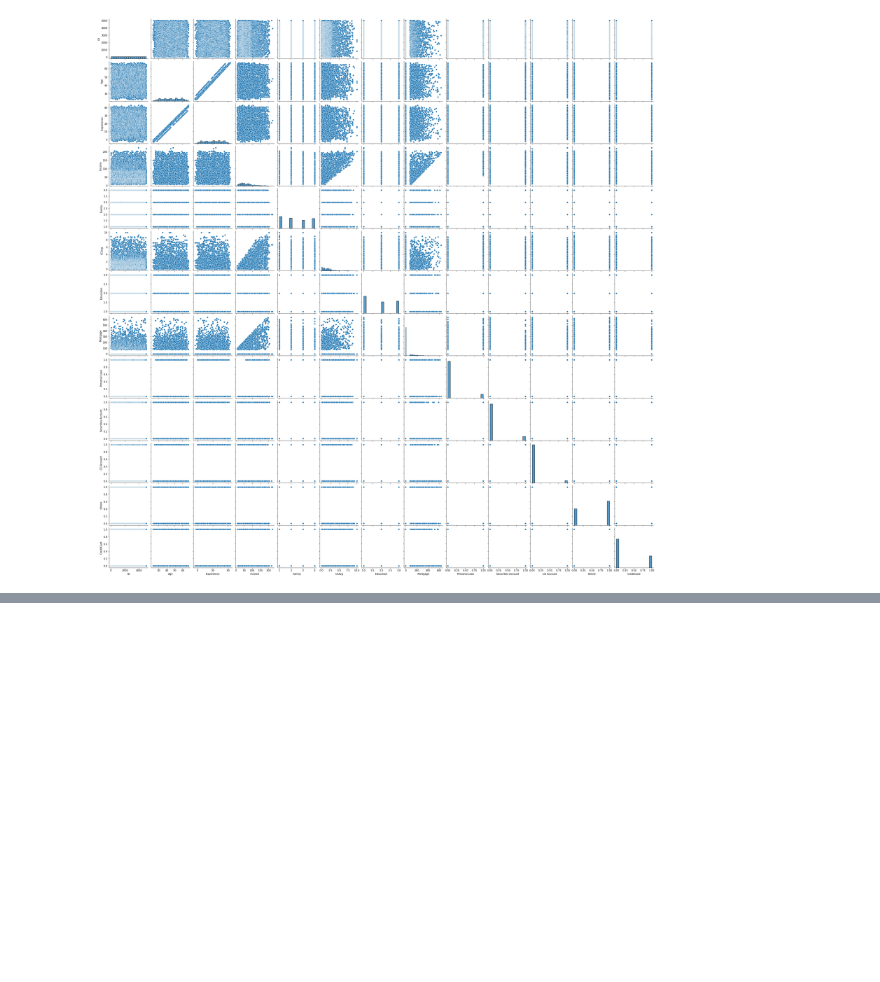
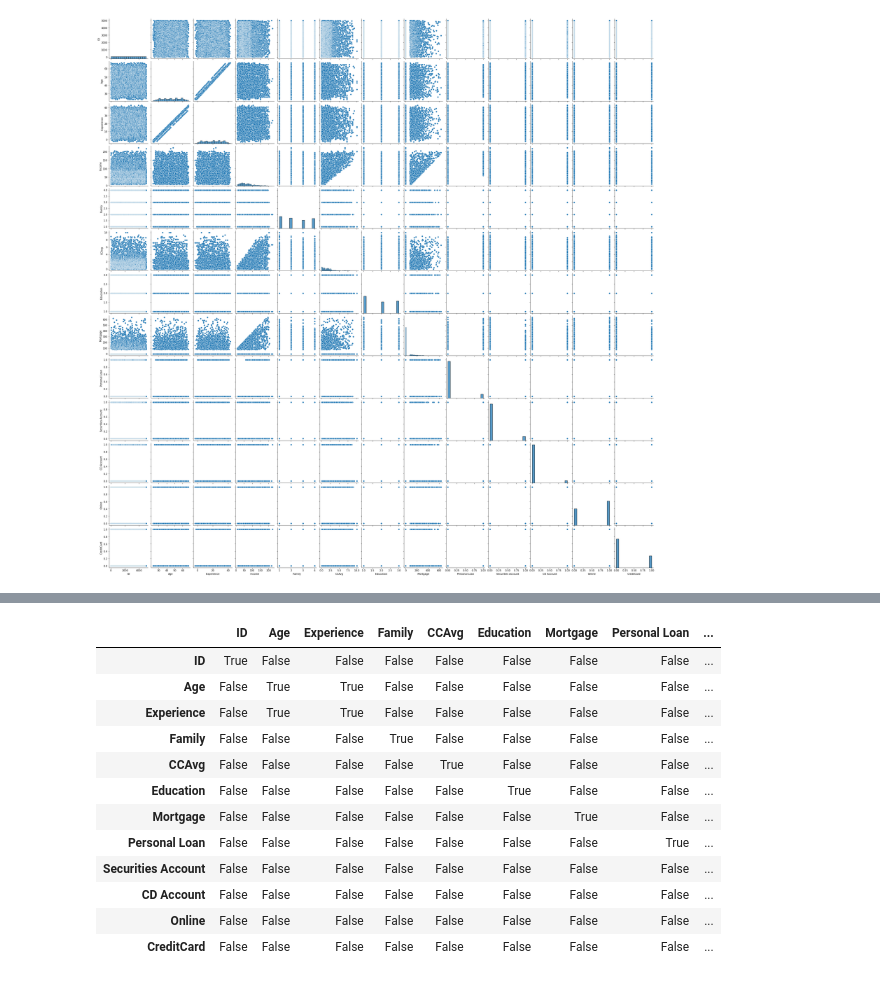
Before and after one commit to BubutorCorbanEnam/BANK-PERSONAL-LOAN-MODELLING-DigiCap-Capstone-Project-, a Jupyter notebook: BANK PERSONAL LOAN MODELLING (DigiCap Capstone Project).ipynb, the cells around one changed output, grey strips where cells are left out. Drawn from its saved outputs; the diff is of its cells as text; code cells hidden in the pictures; blank space fills up the shorter version.

```diff
--- a/BANK PERSONAL LOAN MODELLING (DigiCap Capstone Project).ipynb
+++ b/BANK PERSONAL LOAN MODELLING (DigiCap Capstone Project).ipynb
@@ -231,0 +237,3 @@ df
+# %%
+dm=df.drop(columns=['Income'],axis=1)
+dm
@@ -231,0 +258,16 @@ df
+# %%
+dm.corr()>0.600000
+# %% [output]
+|  | ID | Age | Experience | Family | CCAvg | Education | Mortgage | Personal Loan | ... |
+| ID | True | False | False | False | False | False | False | False | ... |
+| Age | False | True | True | False | False | False | False | False | ... |
+| Experience | False | True | True | False | False | False | False | False | ... |
+| Family | False | False | False | True | False | False | False | False | ... |
+| CCAvg | False | False | False | False | True | False | False | False | ... |
+| Education | False | False | False | False | False | True | False | False | ... |
+| Mortgage | False | False | False | False | False | False | True | False | ... |
+| Personal Loan | False | False | False | False | False | False | False | True | ... |
+| Securities Account | False | False | False | False | False | False | False | False | ... |
+| CD Account | False | False | False | False | False | False | False | False | ... |
+| Online | False | False | False | False | False | False | False | False | ... |
+| CreditCard | False | False | False | False | False | False | False | False | ... |
```
Also changed, not shown: parts of 21 cells of this notebook.
